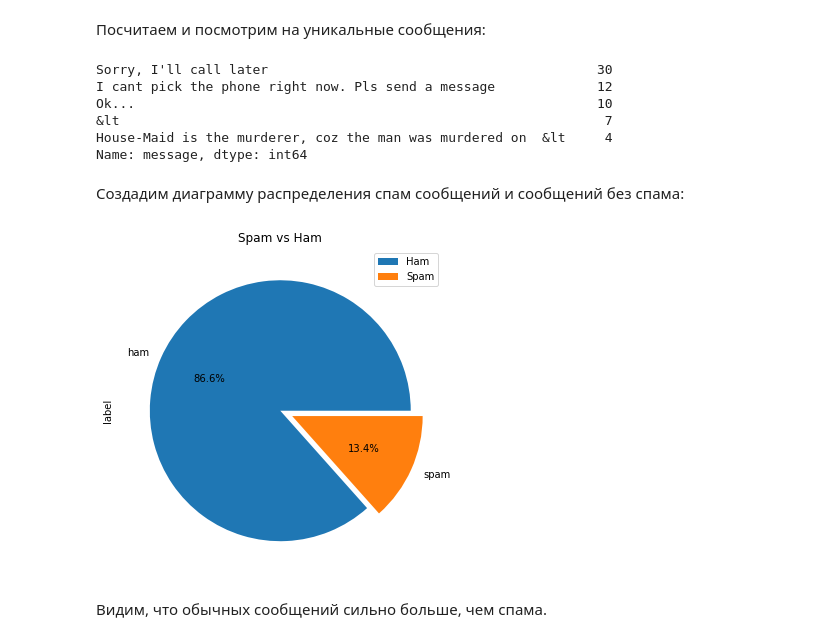
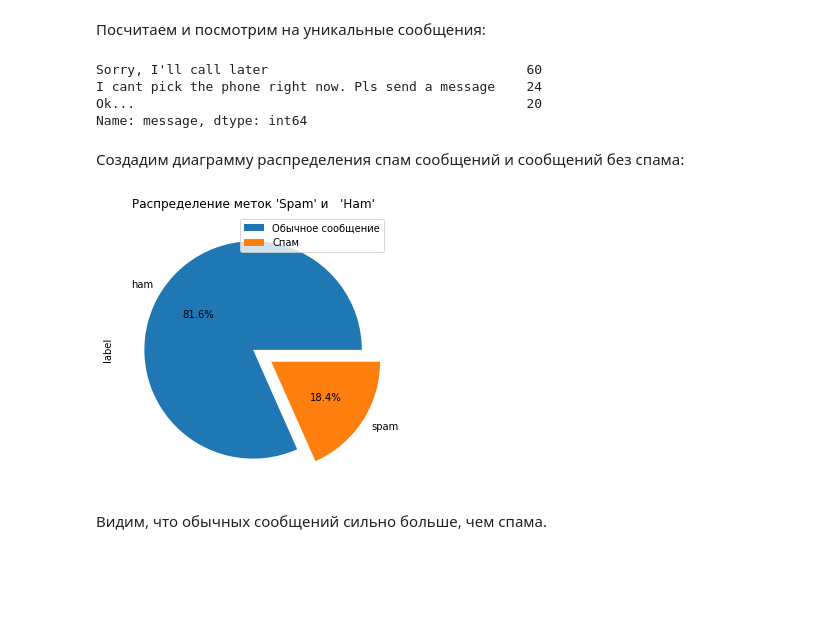
Before and after one commit to kosyasof/machine_learning_paper, a Jupyter notebook: ПМ21-5_Косицкая_СВ_курсовая_ML.ipynb, the cells around one changed output. Cells and saved outputs as stored; diff of their text form; code cells hidden in the pictures; blank space fills up the shorter version.

```diff
--- a/ПМ21-5_Косицкая_СВ_курсовая_ML.ipynb
+++ b/ПМ21-5_Косицкая_СВ_курсовая_ML.ipynb
@@ -47,0 +83,3 @@ df.head()
+# %%
+df3 = df3.rename(columns={'v1':'label', 'v2':'message'})
+df3.head(1)
@@ -47,0 +91,3 @@ df.head()
+# %%
+df = pd.concat([df1, df2, df3])
+df.head()
@@ -86,2 +137,4 @@ df[df['label'] == 'ham"""']
 # %%
-df['label'] = df['label'].replace('ham"""', 'ham')
+df['label'] = df['label'].replace(
+    {'ham"""':'ham', 0: 'ham', 1:'spam'}
+)
@@ -95,0 +165,2 @@ df.groupby('label').describe().T
+# %%
+df['message'][df['message']=='empty'] = np.nan
@@ -126,22 +194,20 @@ sum(df['message'].apply(lambda x: len(str(x).split( ))))
 # %% [markdown]
 Посчитаем и посмотрим на уникальные сообщения:
 # %%
-df['message'].value_counts().head()
+df['message'].value_counts().head(3)
 # %% [output]
-Sorry, I'll call later                                          30
-I cant pick the phone right now. Pls send a message             12
-Ok...                                                           10
-&lt                                                              7
-House-Maid is the murderer, coz the man was murdered on  &lt     4
+Sorry, I'll call later                                 60
+I cant pick the phone right now. Pls send a message    24
+Ok...                                                  20
 Name: message, dtype: int64
 # %% [markdown]
 Создадим диаграмму распределения спам сообщений и сообщений без спама:
 # %%
-df["label"].value_counts().plot(kind = 'pie',explode=[0, 0.1],figsize=(6, 6),autopct='%1.1f%%')
-plt.title("Spam vs Ham")
-plt.legend(["Ham", "Spam"]);
+df["label"].value_counts().plot(kind = 'pie',explode=[0, 0.2],figsize=(5, 5),autopct='%1.1f%%')
+plt.title("Распределение меток 'Spam' и   'Ham'")
+plt.legend(["Обычное сообщение", "Спам"]);
 # %% [output]
-[figure, old version]
+[figure, new version]
 # %% [markdown]
 Видим, что обычных сообщений сильно больше, чем спама.
 # %% [markdown]
```
Also changed, not shown: parts of 80 cells of this notebook.
